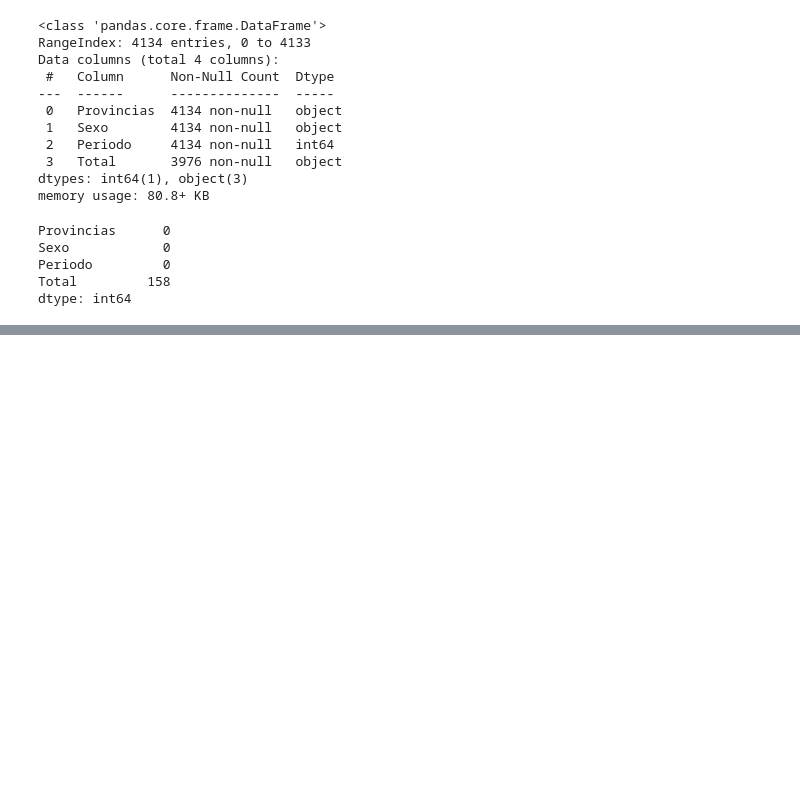
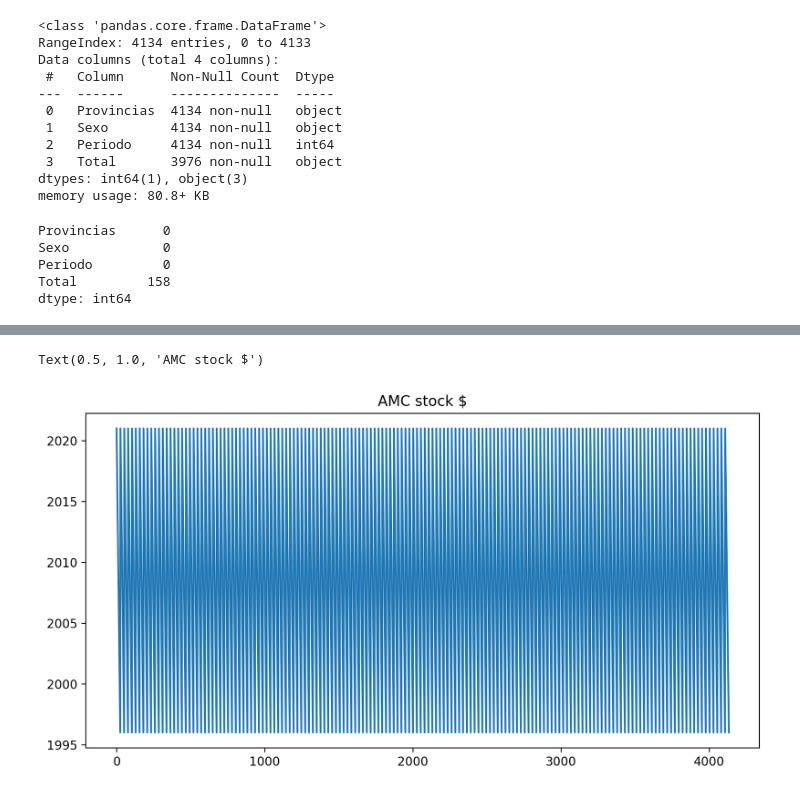
Before and after one commit to nyainamalala/Grupo5_Analisis, a Jupyter notebook: Notebooks/04MiguelAngel/04.España_total_A.ipynb, the cells around one changed output, grey strips where cells are left out. Cells and saved outputs as stored; diff of their text form; code cells hidden in the pictures; blank space fills up the shorter version.

```diff
--- a/Notebooks/04MiguelAngel/04.España_total_A.ipynb
+++ b/Notebooks/04MiguelAngel/04.España_total_A.ipynb
@@ -70,0 +84,7 @@ dtype: int64
+# %%
+plt.figure(figsize=(10,5), dpi=200)
+df['Periodo'].plot()
+plt.title("AMC stock $")
+# %% [output]
+Text(0.5, 1.0, 'AMC stock $')
+[figure, added]
```
Also changed, not shown: parts of 1 cell of this notebook, 2 other files.
